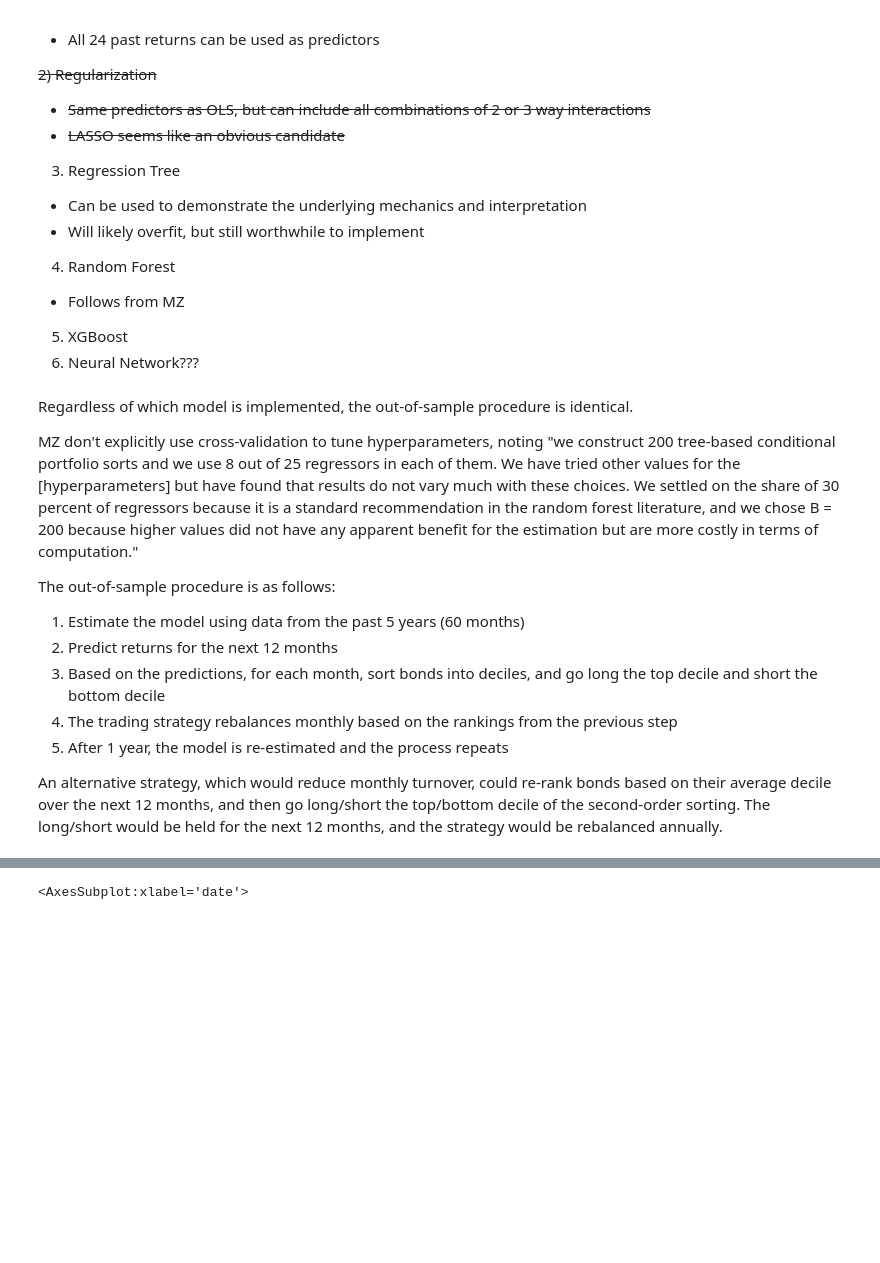
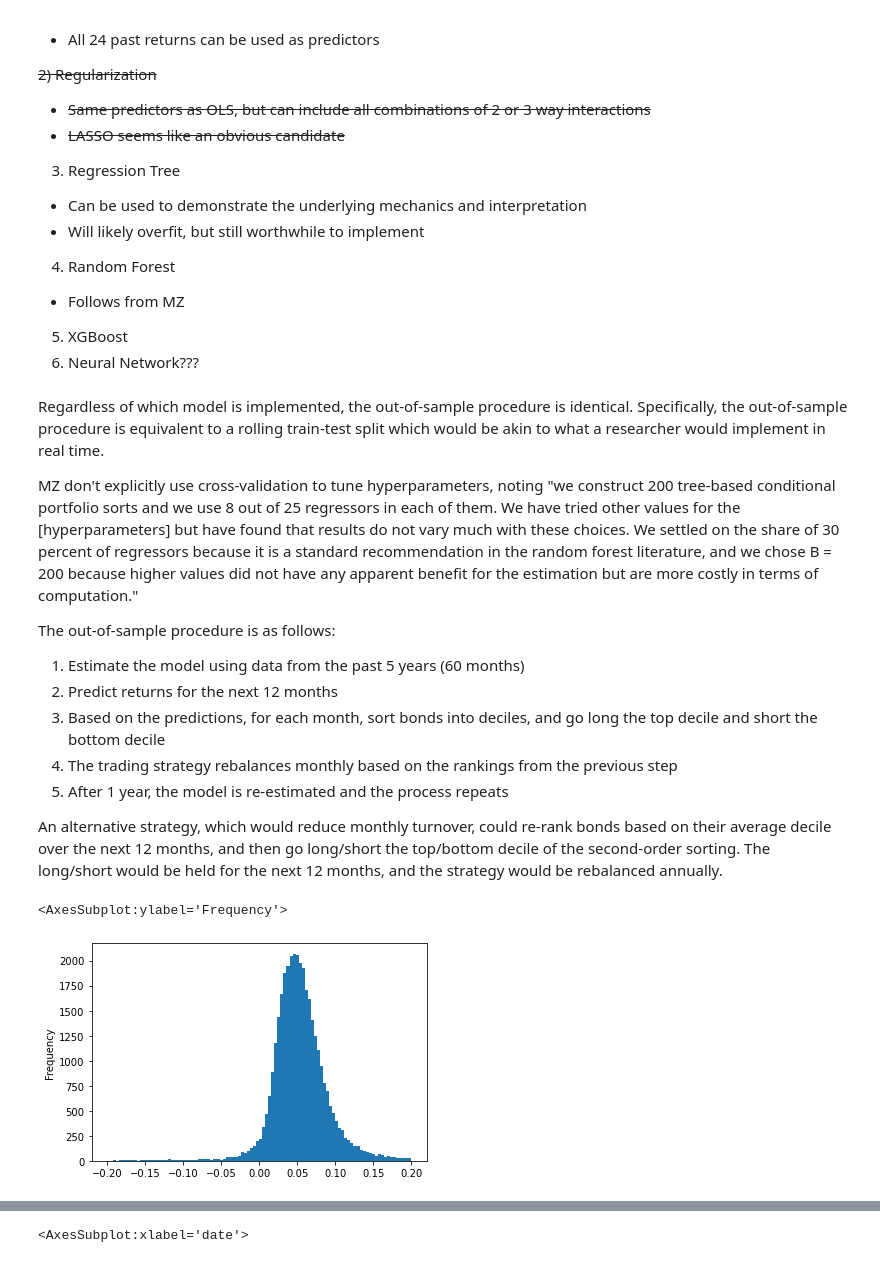
Before and after one commit to santoromano/Corporate-Bond-Factors, a Jupyter notebook: empirics.ipynb, the cells around one changed output, grey strips where cells are left out. Saved outputs shown, nothing was run; the diff lists cells and outputs as text; code cells hidden in the pictures; blank space fills up the shorter version.

```diff
--- a/empirics.ipynb
+++ b/empirics.ipynb
@@ -124,7 +124,7 @@ Several models can be implemented.
 5) XGBoost
 6) Neural Network???
 # %% [markdown]
-Regardless of which model is implemented, the out-of-sample procedure is identical.
+Regardless of which model is implemented, the out-of-sample procedure is identical. Specifically, the out-of-sample procedure is equivalent to a rolling train-test split which would be akin to what a researcher would implement in real time.
 
 MZ don't explicitly use cross-validation to tune hyperparameters, noting "we construct 200 tree-based conditional portfolio sorts and we use 8 out of 25 regressors in each of them. We have tried other values for the [hyperparameters] but have found that results do not vary much with these choices. We settled on the share of 30 percent of regressors because it is a standard
 recommendation in the random forest literature, and we chose B = 200 because higher values did not have any apparent benefit for the estimation but are more costly in terms of computation."
@@ -153,0 +152,5 @@ Y = model_data.loc[:,'r(1,1)':'r(12,1)']
+# %%
+X['R(0,1)'].plot.hist(bins=100, range=[-0.2,0.2])
+# %% [output]
+<AxesSubplot:ylabel='Frequency'>
+[figure, added]
```
Also changed, not shown: parts of 6 cells of this notebook.
